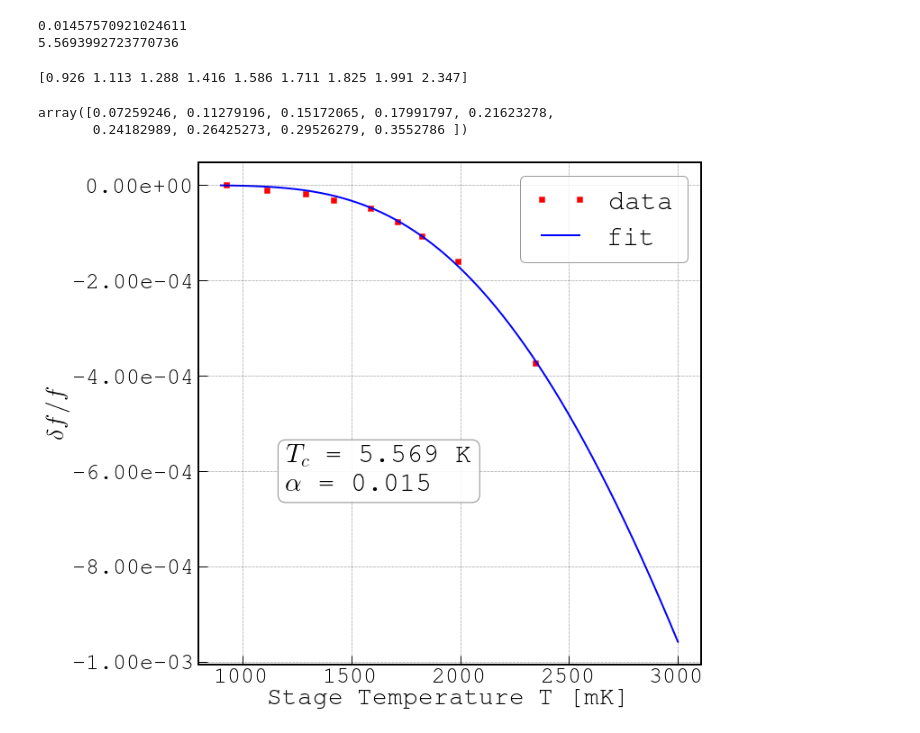
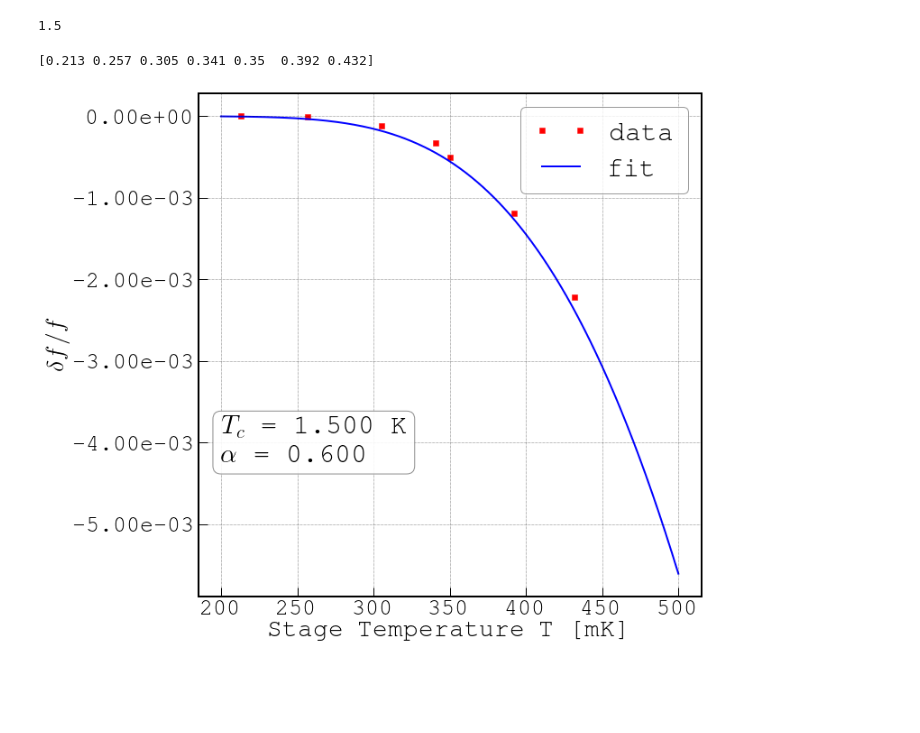
Before and after one commit to WanduiAlbert/ResoBolo, a Jupyter notebook: code/Resonant Freq vs Temp Fitting.ipynb, the cells around one changed output. Saved outputs shown, nothing was run; the diff lists cells and outputs as text; code cells hidden in the pictures; blank space fills up the shorter version.

```diff
--- a/code/Resonant Freq vs Temp Fitting.ipynb
+++ b/code/Resonant Freq vs Temp Fitting.ipynb
@@ -16,9 +16,12 @@ from scipy.special import iv
 I0 = lambda x: iv(0, x)
 # %%
 dBm = u.dB(u.mW)
-T = np.array([0.926, 1.113, 1.288, 1.416, 1.586, 1.711, 1.825, 1.991, 2.347]) * u.K
-f_r = np.array([285.9778, 285.97455, 285.9725,\
-                285.9689, 285.96375, 285.9559, 285.9473, 285.93195, 285.8712]) * u.MHz
+# T = np.array([0.926, 1.113, 1.288, 1.416, 1.586, 1.711, 1.825, 1.991, 2.347]) * u.K
+# f_r = np.array([285.9778, 285.97455, 285.9725,\
+#                 285.9689, 285.96375, 285.9559, 285.9473, 285.93195, 285.8712]) * u.MHz
+T = np.array([213, 257, 305, 341, 350, 392, 432])*1e-3 * u.K
+f_r = np.array([428.817, 428.81475, 428.7654, 428.6755, 428.59915, 428.3087,\
+        427.8662]) * u.MHz
 attenuation = 100 * dBm
 P = 0 * dBm
 # %%
@@ -41,50 +44,49 @@ def S2(T, delta):
     return 1 +np.sqrt(2*delta/(pi*k_B*T))*np.exp(-eta)*I0(eta)
 
 def freq_model(theta, T):
-    alpha, delta = theta
+    delta = theta
+    alpha = 0.7
     return -(alpha/2) * S2(T, delta)*np.sqrt(2*pi*k_B*T/delta)*np.exp(-delta/k_B/T)
 # %%
 def chisq(theta, x, y, yerr):
     return np.sum(((y - freq_model(theta, x))/yerr)**2)
 # %%
 ferr = np.ones_like(f_r)
-guess = [0.4, 3.5 * k_B * 9.1]
+guess = [ 1.75 * k_B * 1.5]
 # %%
 result = op.minimize(chisq, guess, args=(T.value, x, ferr.value), method= 'Nelder-Mead')
 # %%
-alpha, delta = result['x']
+delta, = result['x']
 Tc = delta/k_B/1.75
-print (alpha)
+# print (alpha)
 print(Tc)
 # %% [output]
-0.01457570921024611
-5.5693992723770736
+1.5
 # %%
 Tval = T.to(u.K).value
 print (Tval)
 np.exp(-1.76*1.38/Tval)
+alpha = 0.6
 # %% [output]
-[0.926 1.113 1.288 1.416 1.586 1.711 1.825 1.991 2.347]
+[0.213 0.257 0.305 0.341 0.35  0.392 0.432]
-array([0.07259246, 0.11279196, 0.15172065, 0.17991797, 0.21623278,
-       0.24182989, 0.26425273, 0.29526279, 0.3552786 ])
 # %%
 bbox_props = dict(boxstyle="round", fc="w", ec="0.5", alpha=0.9)
 s = r"""$T_c$ = {1:1.3f} K
 $\alpha$ = {0:1.3f}""".format(alpha, Tc)
 # %%
-Tfit = np.r_[900:3000:1000j]
+Tfit = np.r_[200:500:1000j]
 
 fig, ax = plt.subplots(figsize=(10, 10))
 ax.plot(T.to('mK'), x, 'rs', label='data')
 ax.plot(Tfit, freq_model(result['x'], Tfit*1e-3), 'b', label='fit')
 ax.set_ylabel(r'$\delta f/f$')
 ax.set_xlabel(r'Stage Temperature T [mK]')
 ax.grid(which='both')
 ax.xaxis.set_major_formatter(StrMethodFormatter("{x:3.0f}"))
 ax.yaxis.set_major_formatter(StrMethodFormatter("{x:1.2e}"))
-ax.text(1200, -6e-4, s, fontsize=30, ha="left", va="center",
+ax.text(200, -4e-3, s, fontsize=30, ha="left", va="center",
         bbox=bbox_props)
 ax.legend(loc='best', fontsize=30, edgecolor="gray")
 plt.savefig('Resonant_Freq_vs_Temp_Fitted.png');
 # %% [output]
-[figure, old version]
+[figure, new version]
```
Also changed, not shown: parts of 1 cell of this notebook, 9 other files.
